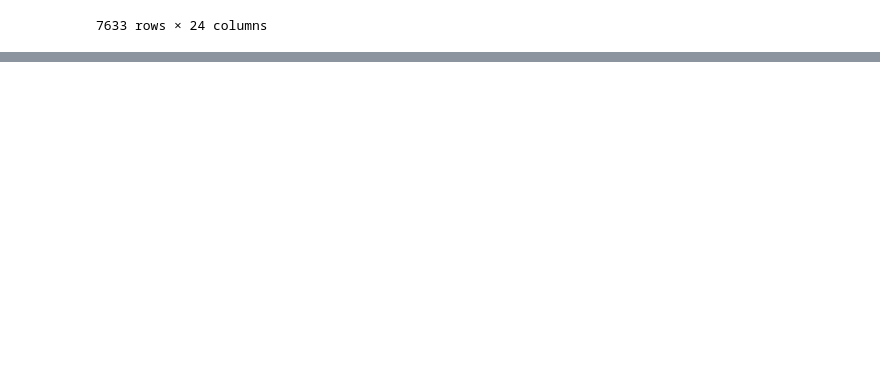
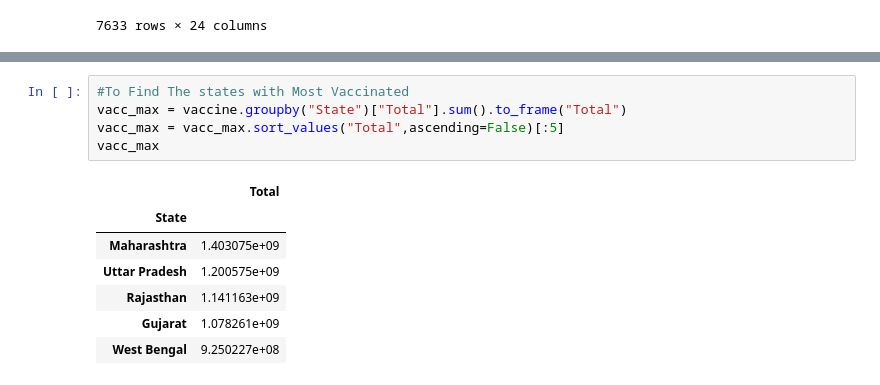
Before and after one commit to 835017-Revathy/Kaggle-Projects, a Jupyter notebook: covid-19-in-india-analysis.ipynb, the cells around one changed output, grey strips where cells are left out. Drawn from its saved outputs; the diff is of its cells as text; blank space fills up the shorter version.

```diff
--- a/covid-19-in-india-analysis.ipynb
+++ b/covid-19-in-india-analysis.ipynb
@@ -312,0 +327,13 @@ vaccine
+# %%
+#To Find The states with Most Vaccinated
+vacc_max = vaccine.groupby("State")["Total"].sum().to_frame("Total")
+vacc_max = vacc_max.sort_values("Total",ascending=False)[:5]
+vacc_max
+# %% [output]
+|  | Total |
+| State |  |
+| Maharashtra | 1.403075e+09 |
+| Uttar Pradesh | 1.200575e+09 |
+| Rajasthan | 1.141163e+09 |
+| Gujarat | 1.078261e+09 |
+| West Bengal | 9.250227e+08 |
```
Also changed, not shown: parts of 4 cells of this notebook.
